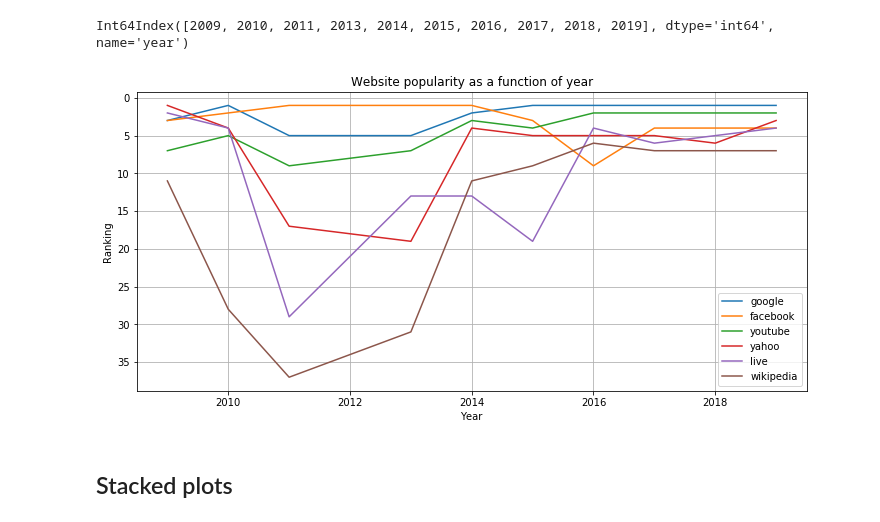
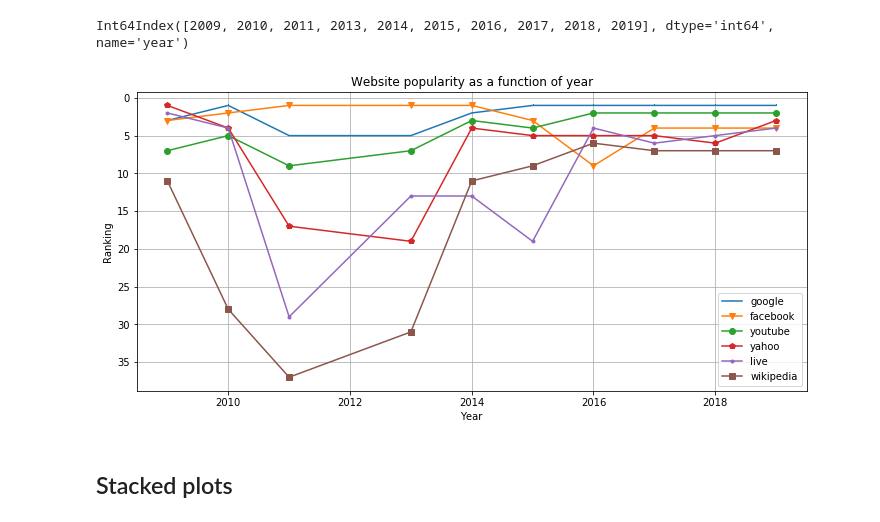
Before and after one commit to AFRINIC-Labs/internet-consolidation-africa, a Jupyter notebook: alexatop50/alexatop50.ipynb, the cells around one changed output. Cells and saved outputs as stored; diff of their text form; code cells hidden in the pictures.

```diff
--- a/alexatop50/alexatop50.ipynb
+++ b/alexatop50/alexatop50.ipynb
@@ -47,0 +130,3 @@ df.loc[df.cc == 'NA'].head()
+# %%
+df_mode = df.groupby([df.name, df.month, df.cc], as_index=False)[['ranking']].agg(lambda x: pd.Series.mode(x)[0])
+df_mode.head()
@@ -47,0 +140,2 @@ df.loc[df.cc == 'NA'].head()
+# %%
+df_mode.sort_values(by=['month', 'name', 'ranking'], inplace=True)
@@ -47,0 +159,29 @@ df.loc[df.cc == 'NA'].head()
+# %%
+fig, ax = plt.subplots(figsize=(20, 10))
+
+for name in names_dict.keys():
+    data = df_mode.loc[df_mode.name == name].sort_values(by=['month'])
+#     ax = data.plot(ax=ax, kind='line', x='date', y='kmax', label=label)
+    ax.scatter(data.month.values, data.ranking.values, marker=names_dict[name], label=name)
+
+# Format the x axis
+ax.xaxis.set_major_locator(mdates.YearLocator())
+ax.xaxis.set_major_formatter(mdates.DateFormatter("%Y"))
+ax.xaxis.set_minor_locator(mdates.MonthLocator())
+
+# # round to nearest years.
+datemin = np.datetime64(df_mode.month.values[0], 'Y')
+datemax = np.datetime64(df_mode.month.values[-1], 'Y')
+ax.set_xlim(datemin, datemax)
+
+
+plt.ylabel('Ranking')
+plt.xlabel('Year')
+plt.grid()
+plt.xticks(rotation='vertical')
+#plt.gca().invert_yaxis()
+
+plt.title('Alexa Top 50 in Africa')
+plt.legend(loc='best')
+plt.savefig('plots/alexa_ranking_africa.png')
+plt.show()
@@ -94,27 +262,29 @@ allyears_indexed.loc['live'].index
 # %% [output]
 Int64Index([2009, 2010, 2011, 2013, 2014, 2015, 2016, 2017, 2018, 2019], dtype='int64', name='year')
 # %%
-def plotname(name):
+def plotname(name, marker):
     data = allyears_indexed.loc[name]
-    plt.plot(data.index, data.values)
+    plt.plot(data.index, data.values, marker=marker)
 # %%
 plt.figure(figsize = (12, 5.5))
 
 names = ['google', 'facebook', 'youtube', 'yahoo', 'live', 'wikipedia']
 
+i=0
 for name in names:
-    plotname(name)
+    plotname(name, markers[i])
+    i=i+1
 
 plt.legend(names)
 plt.grid()
 plt.gca().invert_yaxis()
 plt.title('Website popularity as a function of year')
 plt.ylabel('Ranking')
 plt.xlabel('Year')
 plt.savefig('plots/website_popularity.png')
 plt.show()
 # %% [output]
-[figure, old version]
+[figure, new version]
 # %% [markdown]
 ## Stacked plots
 # %%
```
Also changed, not shown: parts of 23 cells of this notebook, 18 other files.
